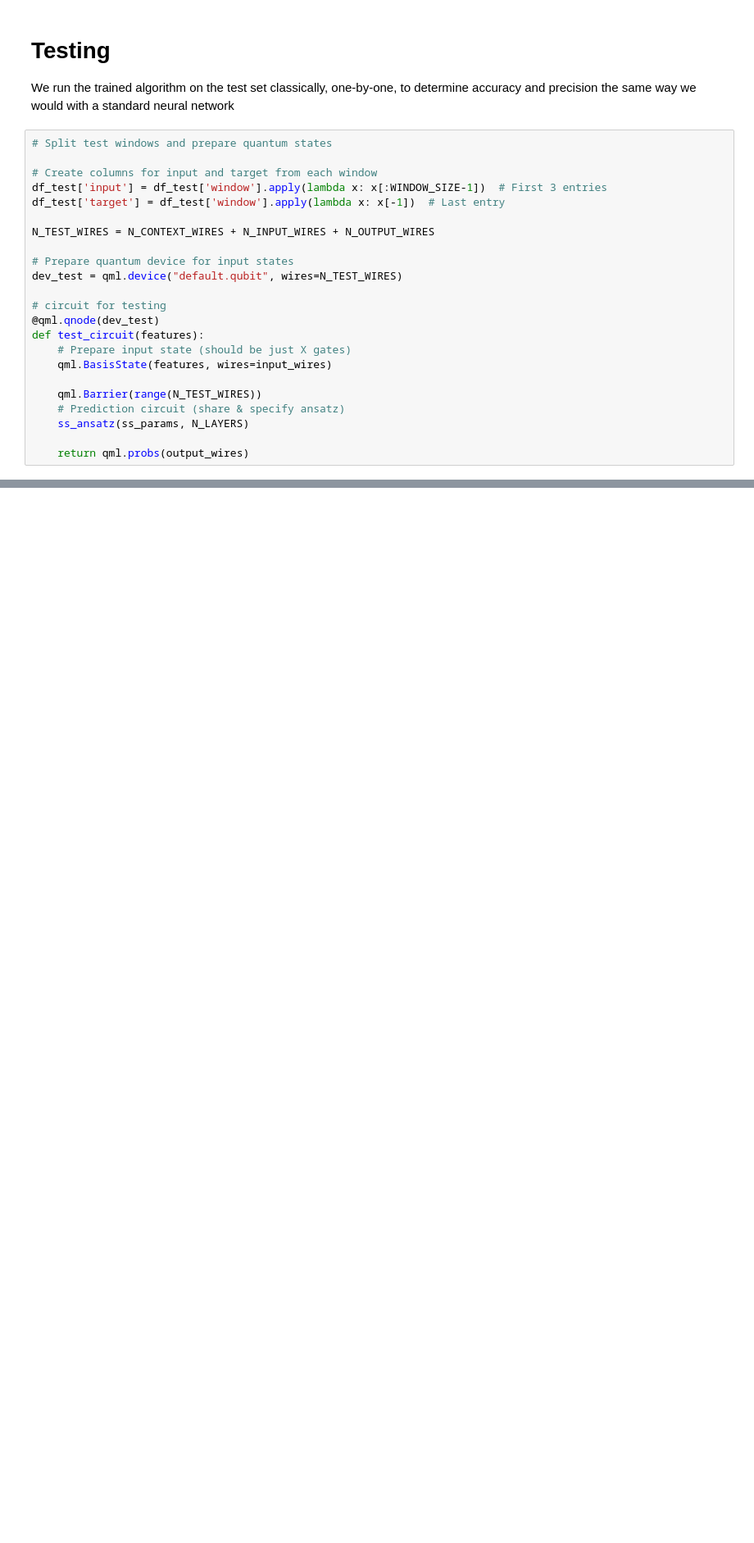
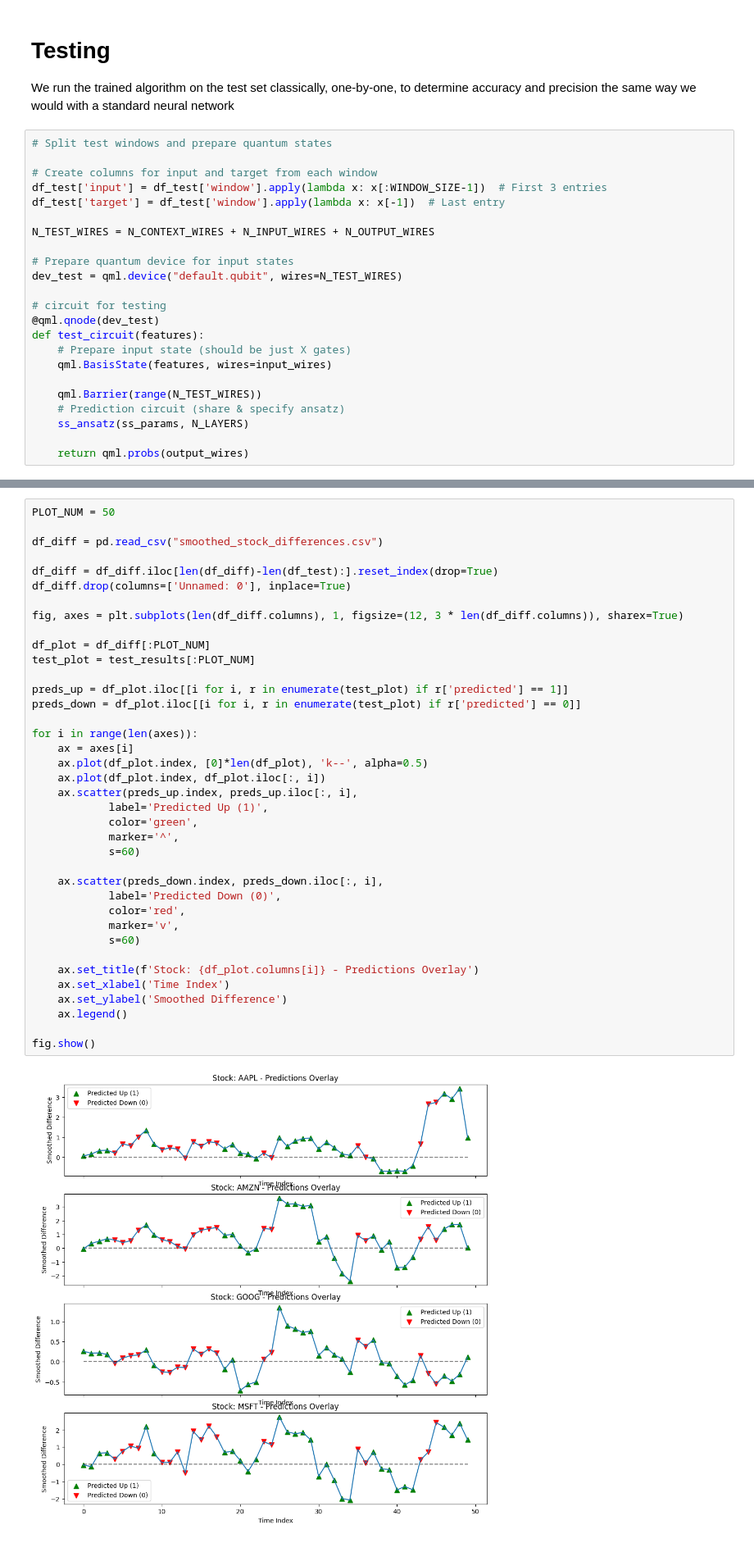
Before and after one commit to Rishivarshil/osuquantumclub, a Jupyter notebook: qmtl.ipynb, the cells around one changed output, grey strips where cells are left out. Shown at 82% size. Drawn from its saved outputs; the diff is of its cells as text; blank space fills up the shorter version.

```diff
--- a/qmtl.ipynb
+++ b/qmtl.ipynb
@@ -869,0 +919,40 @@ Early stopping using KL-Divergence on test set
+# %%
+PLOT_NUM = 50
+
+df_diff = pd.read_csv("smoothed_stock_differences.csv")
+
+df_diff = df_diff.iloc[len(df_diff)-len(df_test):].reset_index(drop=True)
+df_diff.drop(columns=['Unnamed: 0'], inplace=True)
+
+fig, axes = plt.subplots(len(df_diff.columns), 1, figsize=(12, 3 * len(df_diff.columns)), sharex=True)
+
+df_plot = df_diff[:PLOT_NUM]
+test_plot = test_results[:PLOT_NUM]
+
+preds_up = df_plot.iloc[[i for i, r in enumerate(test_plot) if r['predicted'] == 1]]
+preds_down = df_plot.iloc[[i for i, r in enumerate(test_plot) if r['predicted'] == 0]]
+
+for i in range(len(axes)):
+    ax = axes[i]
+    ax.plot(df_plot.index, [0]*len(df_plot), 'k--', alpha=0.5)
+    ax.plot(df_plot.index, df_plot.iloc[:, i])
+    ax.scatter(preds_up.index, preds_up.iloc[:, i],
+            label='Predicted Up (1)',
+            color='green',
+            marker='^',
+            s=60)
+
+    ax.scatter(preds_down.index, preds_down.iloc[:, i],
+            label='Predicted Down (0)',
+            color='red',
+            marker='v',
+            s=60)
+
+    ax.set_title(f'Stock: {df_plot.columns[i]} - Predictions Overlay')
+    ax.set_xlabel('Time Index')
+    ax.set_ylabel('Smoothed Difference')
+    ax.legend()
+
+fig.show()
+# %% [output]
+[figure, added]
```
Also changed, not shown: parts of 14 cells of this notebook, 4 other files.
